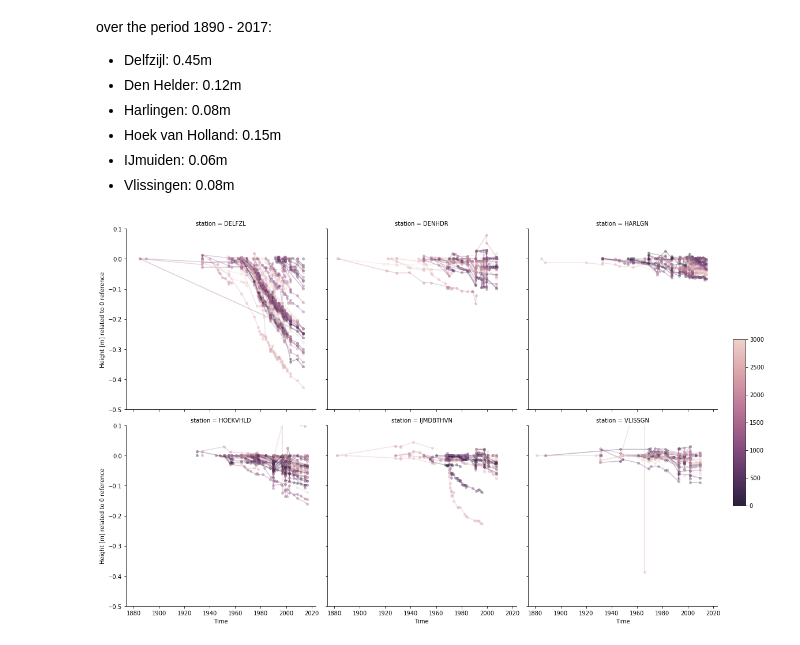
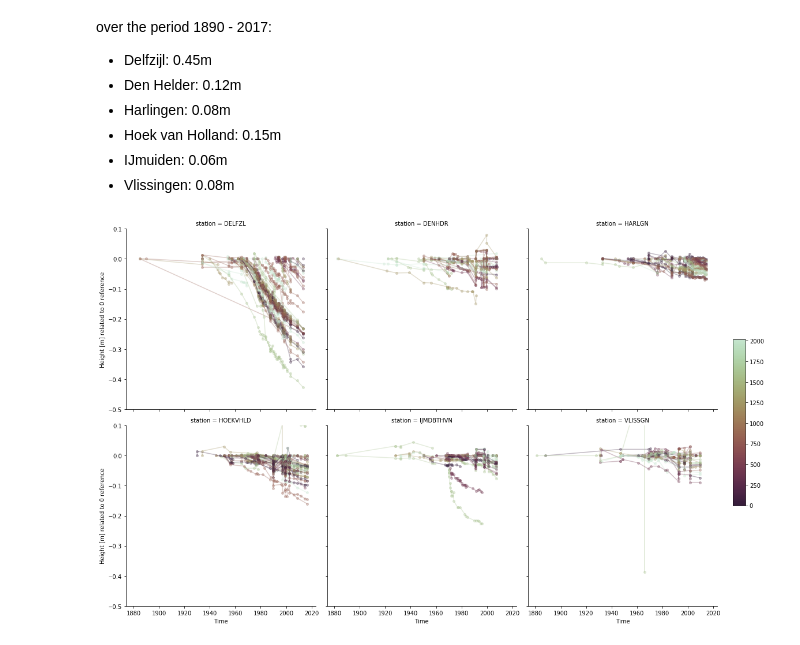
Before and after one commit to openearth/sealevel, a Jupyter notebook: notebooks/analysis/subsidence/nap-history.ipynb, the cells around one changed output. Drawn from its saved outputs; the diff is of its cells as text; code cells hidden in the pictures.

```diff
--- a/notebooks/analysis/subsidence/nap-history.ipynb
+++ b/notebooks/analysis/subsidence/nap-history.ipynb
@@ -19,7 +21,34 @@ import rtree
 %matplotlib inline
 # %%
 # we do this analysis for the main tide gauges
-ids = ['DELFZL', 'DENHDR', 'HARLGN', 'HOEKVHLD', 'IJMDBTHVN', 'VLISSGN']
+benchmarks = [
+    {
+        'station': 'DELFZL',
+        'nulpaal': '000A4041'
+    },
+    {
+        'station': 'DENHDR',
+        'nulpaal': '000A4036'
+    },
+    {
+        'station': 'HARLGN',
+        'nulpaal': '000A4020'
+    },
+    {
+        'station': 'HOEKVHLD',
+        'nulpaal': '000A4021'
+    },
+    {
+        'station': 'IJMDBTHVN',
+        'nulpaal': '000A4049'
+    },
+    {
+        'station': 'VLISSGN',
+        'nulpaal': '000A4068'
+    }
+]
+ids = [benchmark['station'] for benchmark in benchmarks]
+
 
 # datasets
 ddl_url = 'https://waterwebservices.rijkswaterstaat.nl/METADATASERVICES_DBO/OphalenCatalogus/'
@@ -144,6 +225,8 @@ def is_revised(row):
         return True
     return False
 df['revised'] = df.apply(is_revised, axis=1)
+
+df['year'] = df['date'].apply(lambda x: x.year + x.dayofyear/366.0)
 # %% [markdown]
 The NAP history records show the measurements of the benchmarks in reference to the NAP. Each measurement is done in the context of a project. These projects include the "Waterpassingingen", the countrywide levellings. These are abbreviated as "WP" in this dataset.
 # %%
@@ -277,19 +360,21 @@ The following figure shows the changes of all the benchmarks that are close to a
 - IJmuiden: 0.06m
 - Vlissingen: 0.08m
 # %%
-palette = seaborn.palettes.cubehelix_palette(reverse=True)
-cmap = seaborn.palettes.cubehelix_palette(reverse=True, as_cmap=True)
+palette = seaborn.palettes.cubehelix_palette(reverse=True, rot=0.8)
+cmap = seaborn.palettes.cubehelix_palette(reverse=True, rot=0.8, as_cmap=True)
+
 grid = seaborn.FacetGrid(selected, col="station", hue="distance", col_wrap=3, palette=palette, size=5)
 grid.map(plt.plot, "year", "hoogtes_0", marker="o", ms=4, alpha=0.3)
 grid.set(ylim=(-0.5, 0.1))
 grid.set_ylabels('Height [m] related to 0 reference')
 grid.set_xlabels('Time');
 cbar_ax = grid.fig.add_axes([1.01, .3, .02, .4])  # <-- Create a colorbar axes
 cb = matplotlib.colorbar.ColorbarBase(
     cbar_ax,
     cmap=cmap,
-    norm=matplotlib.colors.Normalize(0, 3000),
+    norm=matplotlib.colors.Normalize(0, 2020),
     orientation='vertical'
 )
+grid.fig.savefig('station-overview.pdf')
 # %% [output]
-[figure, old version]
+[figure, new version]
```
Also changed, not shown: parts of 7 cells of this notebook.
